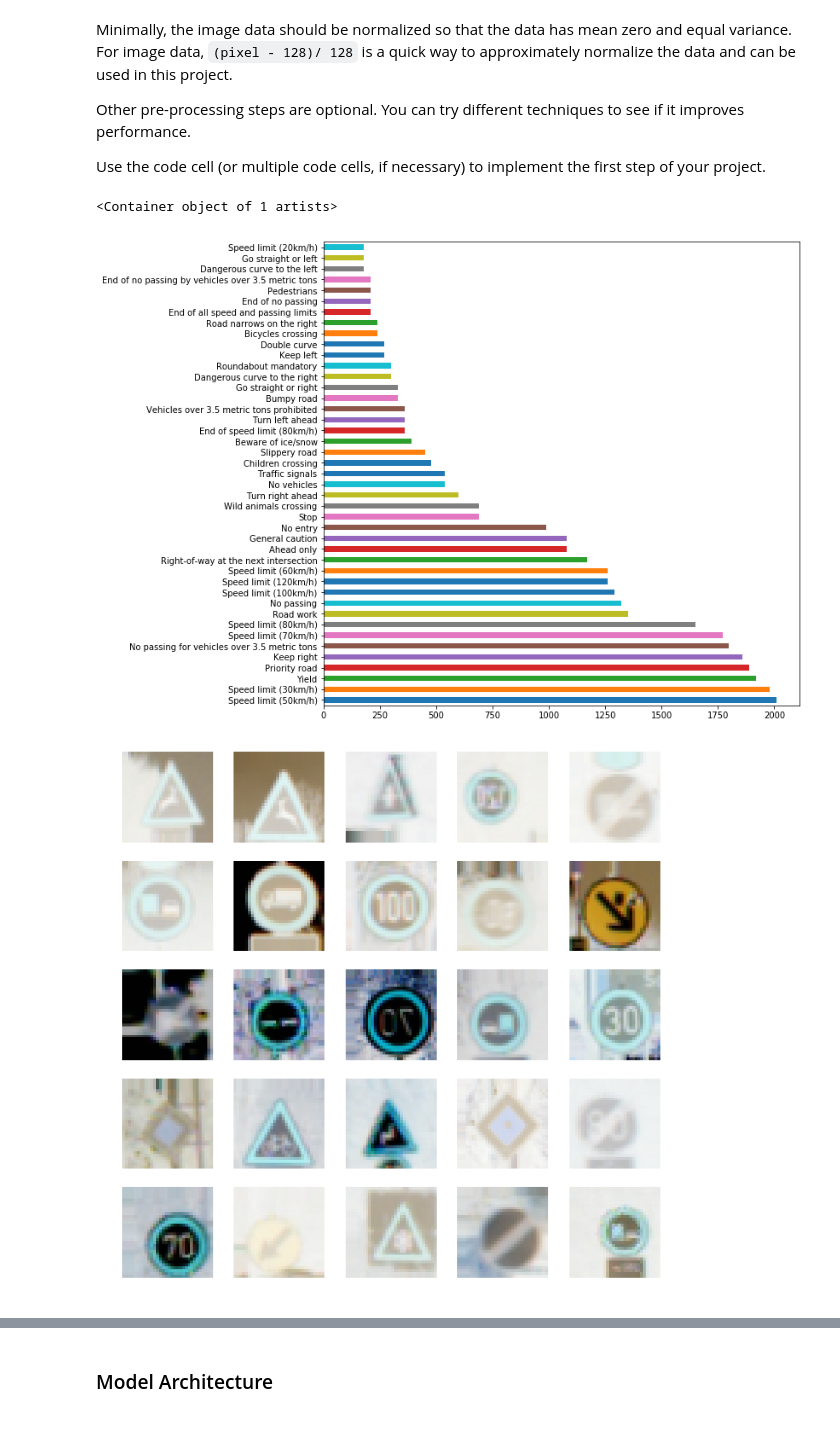
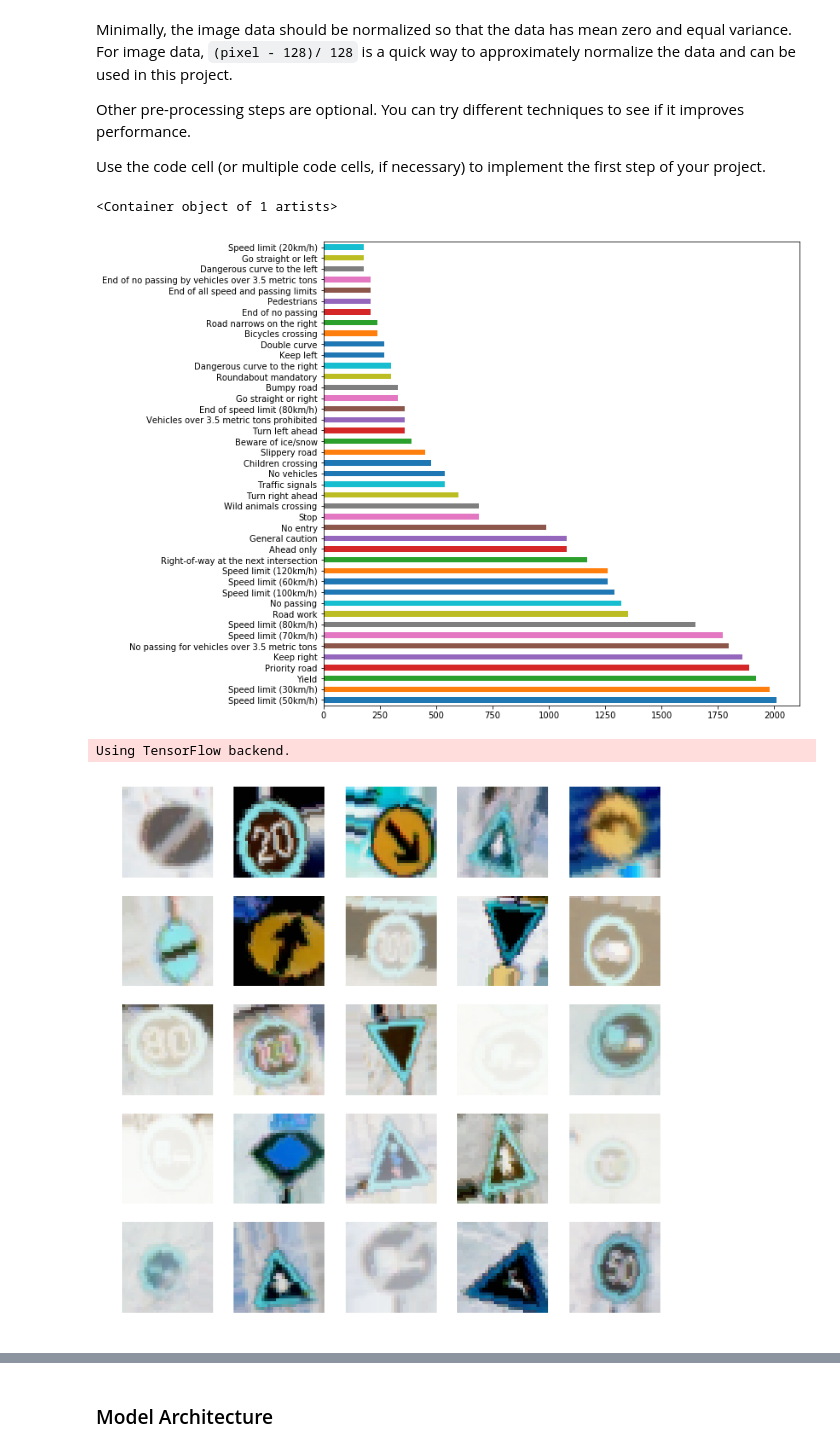
Before and after one commit to benjamintanweihao/CarND-Traffic-Sign-Classifier-Project, a Jupyter notebook: Traffic_Sign_Classifier.ipynb, the cells around one changed output, grey strips where cells are left out. Cells and saved outputs as stored; diff of their text form; code cells hidden in the pictures.

```diff
--- a/Traffic_Sign_Classifier.ipynb
+++ b/Traffic_Sign_Classifier.ipynb
@@ -146,43 +146,48 @@ import csv
 
 reader = csv.reader(open('signnames.csv', 'r'))
 
-d = {k: v for k, v in reader}
+d = {k: v for k, v in reader if k.isdigit()}
 pd.value_counts([d[str(y)] for y in y_train]).plot(kind="barh", figsize=(10, 10)).bar(10, 0)
 # %% [output]
 <Container object of 1 artists>
-[figure, old version]
+[figure, new version]
 # %%
 # Data Augmentation (Rotation, Flipping)
 
 from skimage import exposure
 from sklearn.utils import shuffle
 from skimage.color import rgb2gray
 from keras.preprocessing.image import ImageDataGenerator
 import tensorflow as tf
+import cv2
 
 %matplotlib inline
 
-datagen = ImageDataGenerator(horizontal_flip=True,
+datagen = ImageDataGenerator(horizontal_flip=False,
                              vertical_flip=False,
                              width_shift_range=0.1,
-                             height_shift_range=0.1)
+                             height_shift_range=0.1,
+                             zoom_range=0.2,
+                             shear_range=0.1,
+                             rotation_range=15.)
 datagen.fit(X_train)
 
 fig2, axes2 = plt.subplots(n_rows,n_cols,figsize=(10,10))
 
 gen = datagen.flow(X_train, y_train, batch_size=25)
 
 for j in range(n_rows):
     for k in range(n_cols):
         X_batch, y_batch = gen.next()
 
         for x in X_batch:
             axes2[j][k].set_axis_off()
             axes2[j][k].imshow(x)
 
 assert(X_train.shape == (34799, 32, 32, 3))
 # %% [output]
+Using TensorFlow backend.
-[figure, old version]
+[figure, new version]
 # %%
 import random
 
```
Also changed, not shown: parts of 22 cells of this notebook, 5 other files.
